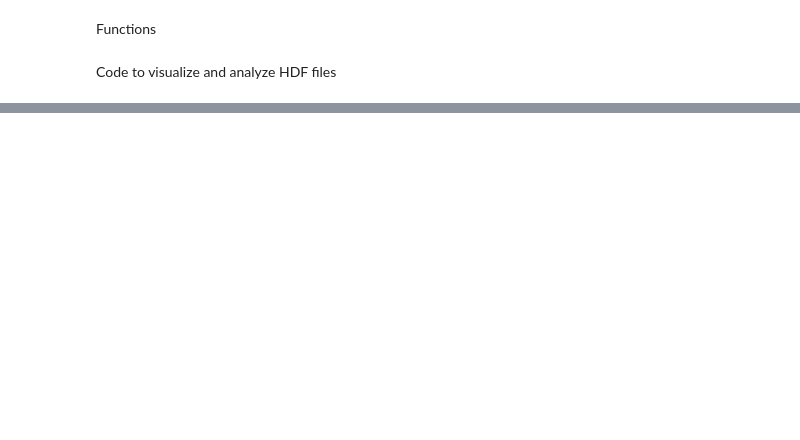
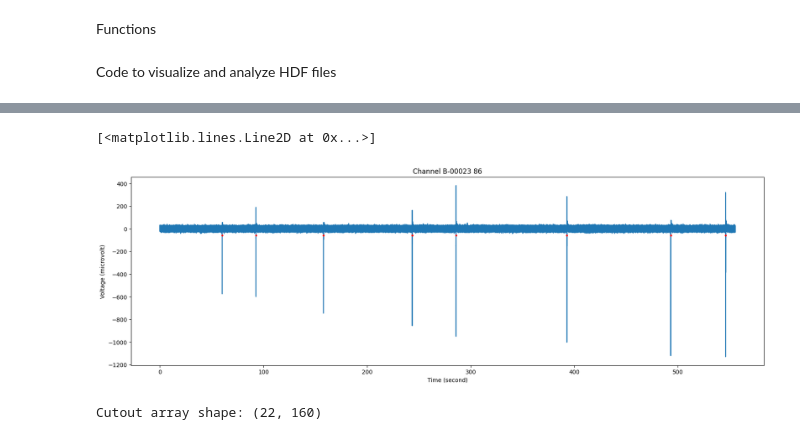
Before and after one commit to inesstsarah/scilifelab_mcs_organoid_analysis, a Jupyter notebook: signal_visualization.ipynb, the cells around one changed output, grey strips where cells are left out. Cells and saved outputs as stored; diff of their text form; code cells hidden in the pictures; blank space fills up the shorter version.

```diff
--- a/signal_visualization.ipynb
+++ b/signal_visualization.ipynb
@@ -151,0 +325,8 @@ plt.show()
+# %%
+fs = int(electrode_stream.channel_infos[channel_id].sampling_frequency.magnitude)
+crossings = detect_threshold_crossings(signal, fs, spike_threshold, 0.003) # dead time of 3 ms
+spks = align_to_minimum(signal, fs, crossings, 0.002) # search range 2 ms
+# %%
+timestamps = spks / fs
+range_in_s = (0, 1000)
+spikes_in_range = timestamps[(timestamps >= range_in_s[0]) & (timestamps <= range_in_s[1])]
@@ -151,0 +340,14 @@ plt.show()
+# %%
+plot_analog_stream_channel(electrode_stream, channel_idx =48, show=False)
+plt.plot(spikes_in_range, [spike_threshold*1e6]*spikes_in_range.shape[0], 'ro', ms=2)
+plt.show()
+# %% [output]
+[<matplotlib.lines.Line2D at 0x...>]
+[figure, added]
+# %%
+pre = 0.003 # 1 ms
+post= 0.005 # 2 ms
+cutouts = extract_waveforms(signal, fs, spks, pre, post)
+print("Cutout array shape: " + str(cutouts.shape)) # number of spikes x number of samples
+# %% [output]
+Cutout array shape: (22, 160)
```
Also changed, not shown: parts of 14 cells of this notebook.
